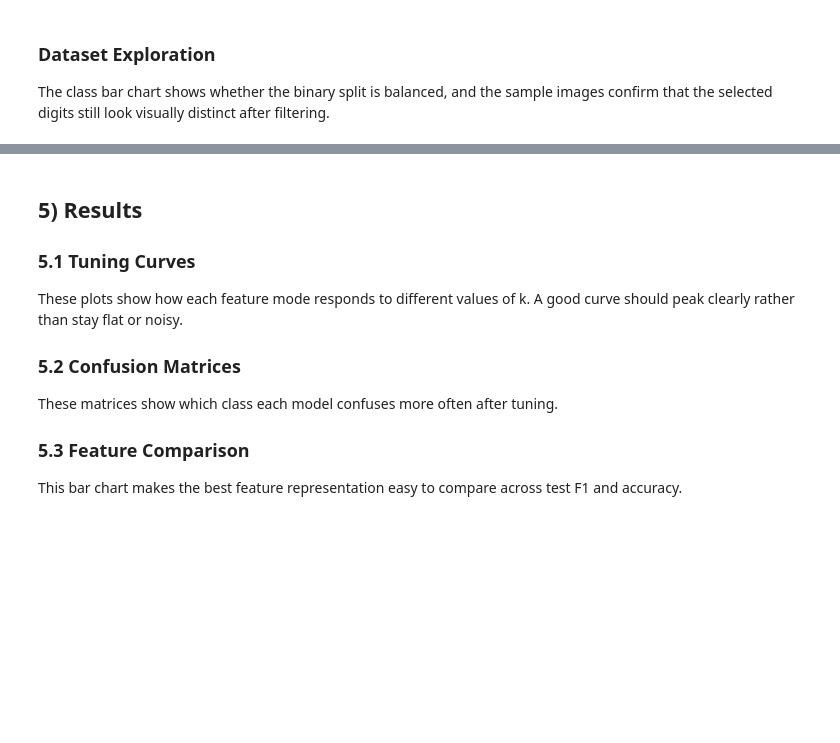
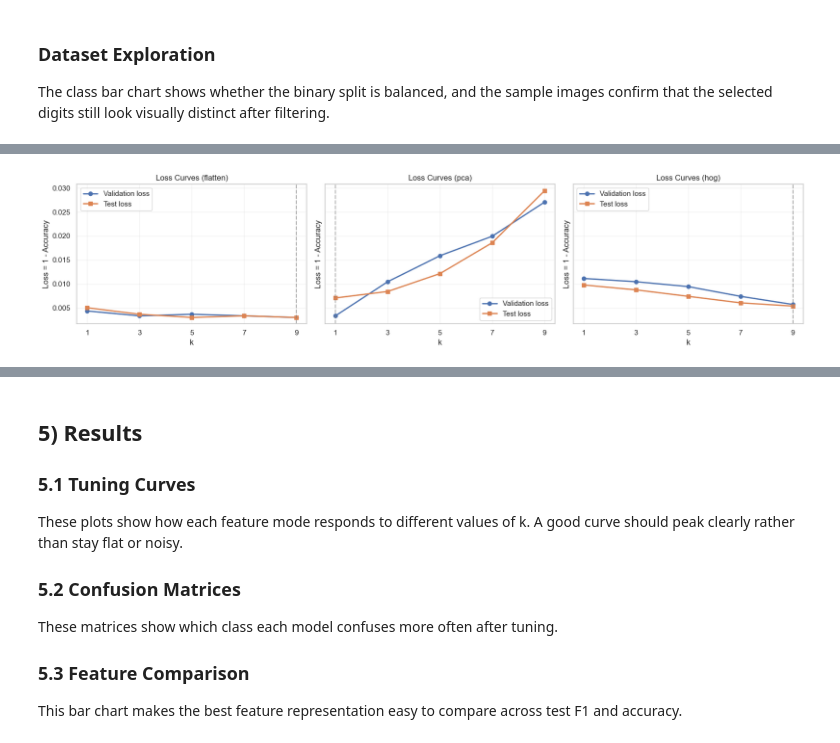
Before and after one commit to Ahmed-Fahmy00/Mnist-Classification, a Jupyter notebook: src/pipelines/phase1_knn_pipeline.ipynb, the cells around one changed output, grey strips where cells are left out. Saved outputs shown, nothing was run; the diff lists cells and outputs as text; code cells hidden in the pictures; blank space fills up the shorter version.

```diff
--- a/src/pipelines/phase1_knn_pipeline.ipynb
+++ b/src/pipelines/phase1_knn_pipeline.ipynb
@@ -311,0 +578,95 @@ plt.show()
+# %%
+loss_rows = []
+
+for mode in FEATURES:
+    feat_train_tmp, feat_val_tmp, feat_test_tmp = build_features(
+        mode=mode,
+        x_train=x_train,
+        x_val=x_val,
+        x_test=x_test,
+    )
+
+    for k in K_VALUES:
+        model_k = CustomKNNClassifier(n_neighbors=int(k))
+        model_k.fit(feat_train_tmp, y_train)
+
+        y_val_pred = model_k.predict(feat_val_tmp)
+        y_test_pred = model_k.predict(feat_test_tmp)
+
+        val_acc = float(np.mean(y_val_pred == y_val))
+        test_acc = float(np.mean(y_test_pred == y_test))
+        val_loss = 1.0 - val_acc
+        test_loss = 1.0 - test_acc
+        gap = test_loss - val_loss
+
+        loss_rows.append(
+            {
+                "feature_mode": mode,
+                "k": int(k),
+                "val_accuracy": val_acc,
+                "test_accuracy": test_acc,
+                "val_loss": val_loss,
+                "test_loss": test_loss,
+                "generalization_gap": gap,
+            }
+        )
+
+loss_df = pd.DataFrame(loss_rows).sort_values(["feature_mode", "k"]).reset_index(drop=True)
+
+fig, axes = plt.subplots(1, len(FEATURES), figsize=(5.5 * len(FEATURES), 4), sharey=True)
+if len(FEATURES) == 1:
+    axes = [axes]
+
+for ax, mode in zip(axes, FEATURES):
+    mode_df = loss_df[loss_df["feature_mode"] == mode].sort_values("k")
+    ax.plot(mode_df["k"], mode_df["val_loss"], marker="o", lw=2, label="Validation loss")
+    ax.plot(mode_df["k"], mode_df["test_loss"], marker="s", lw=2, label="Test loss")
+    best_row_mode = mode_df.sort_values(["val_loss", "generalization_gap", "k"], ascending=[True, True, True]).iloc[0]
+    ax.axvline(int(best_row_mode["k"]), ls="--", color="gray", alpha=0.6)
+    ax.set_title(f"Loss Curves ({mode})")
+    ax.set_xlabel("k")
+    ax.set_ylabel("Loss = 1 - Accuracy")
+    ax.set_xticks(sorted(mode_df["k"].unique()))
+    ax.grid(alpha=0.25)
+    ax.legend()
+
+plt.tight_layout()
+plt.show()
+
+gap_pivot = loss_df.pivot(index="k", columns="feature_mode", values="generalization_gap")
+fig, ax = plt.subplots(figsize=(8, 4))
+sns.heatmap(gap_pivot, annot=True, fmt=".3f", cmap="RdYlGn_r", center=0.0, ax=ax)
+ax.set_title("Generalization Gap (test loss - val loss)")
+ax.set_xlabel("Feature mode")
+ax.set_ylabel("k")
+plt.tight_layout()
+plt.show()
+
+best_loss_row = loss_df.sort_values(
+    ["val_loss", "generalization_gap", "test_loss", "k"],
+    ascending=[True, True, True, True],
+).iloc[0]
+
+best_gap = float(best_loss_row["generalization_gap"])
+if best_gap > 0.02:
+    fit_state = "Potential overfit (test loss is noticeably higher than validation loss)."
+elif best_gap < -0.02:
+    fit_state = "Potential underfit or validation noise (validation loss is higher than test loss)."
+else:
+    fit_state = "Reasonably balanced fit (small validation-test loss gap)."
+
+print("Recommended k from loss analysis:")
+print(
+    {
+        "feature_mode": best_loss_row["feature_mode"],
+        "k": int(best_loss_row["k"]),
+        "val_loss": round(float(best_loss_row["val_loss"]), 4),
+        "test_loss": round(float(best_loss_row["test_loss"]), 4),
+        "generalization_gap": round(best_gap, 4),
+        "diagnosis": fit_state,
+    }
+)
+
+display(loss_df)
+# %% [output]
+[figure, added]
```
Also changed, not shown: parts of 22 cells of this notebook, 10 other files.
